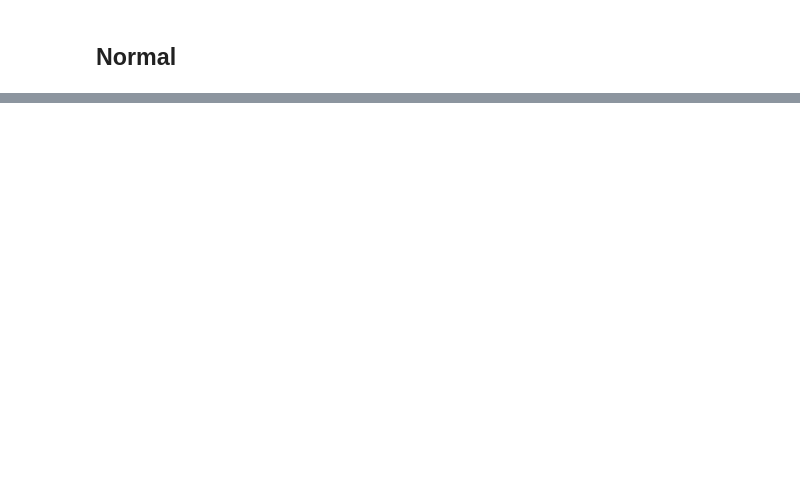
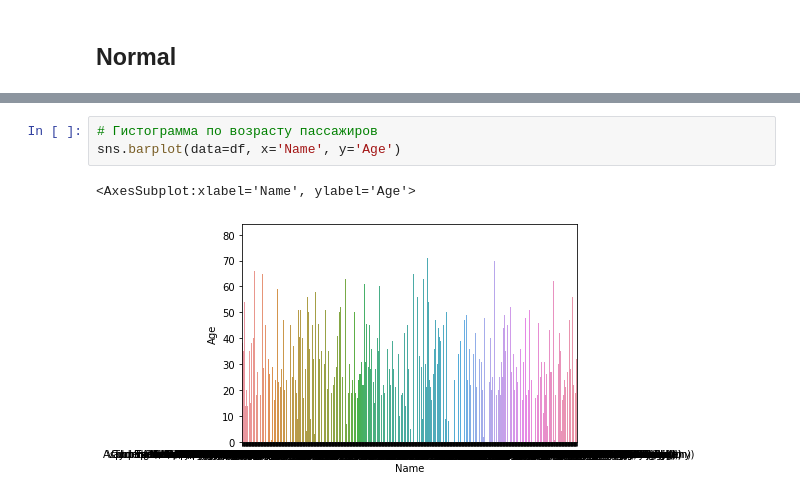
Before and after one commit to Kir-Kotin/Brunoyam, a Jupyter notebook: notebooks/03 - homework.ipynb, the cells around one changed output, grey strips where cells are left out. Drawn from its saved outputs; the diff is of its cells as text; blank space fills up the shorter version.

```diff
--- a/notebooks/03 - homework.ipynb
+++ b/notebooks/03 - homework.ipynb
@@ -88,0 +103,6 @@ TypeError: scatter() missing 2 required positional arguments: 'x' and 'y'
+# %%
+# Гистограмма по возрасту пассажиров
+sns.barplot(data=df, x='Name', y='Age')
+# %% [output]
+<AxesSubplot:xlabel='Name', ylabel='Age'>
+[figure, added]
```
Also changed, not shown: parts of 7 cells of this notebook.
